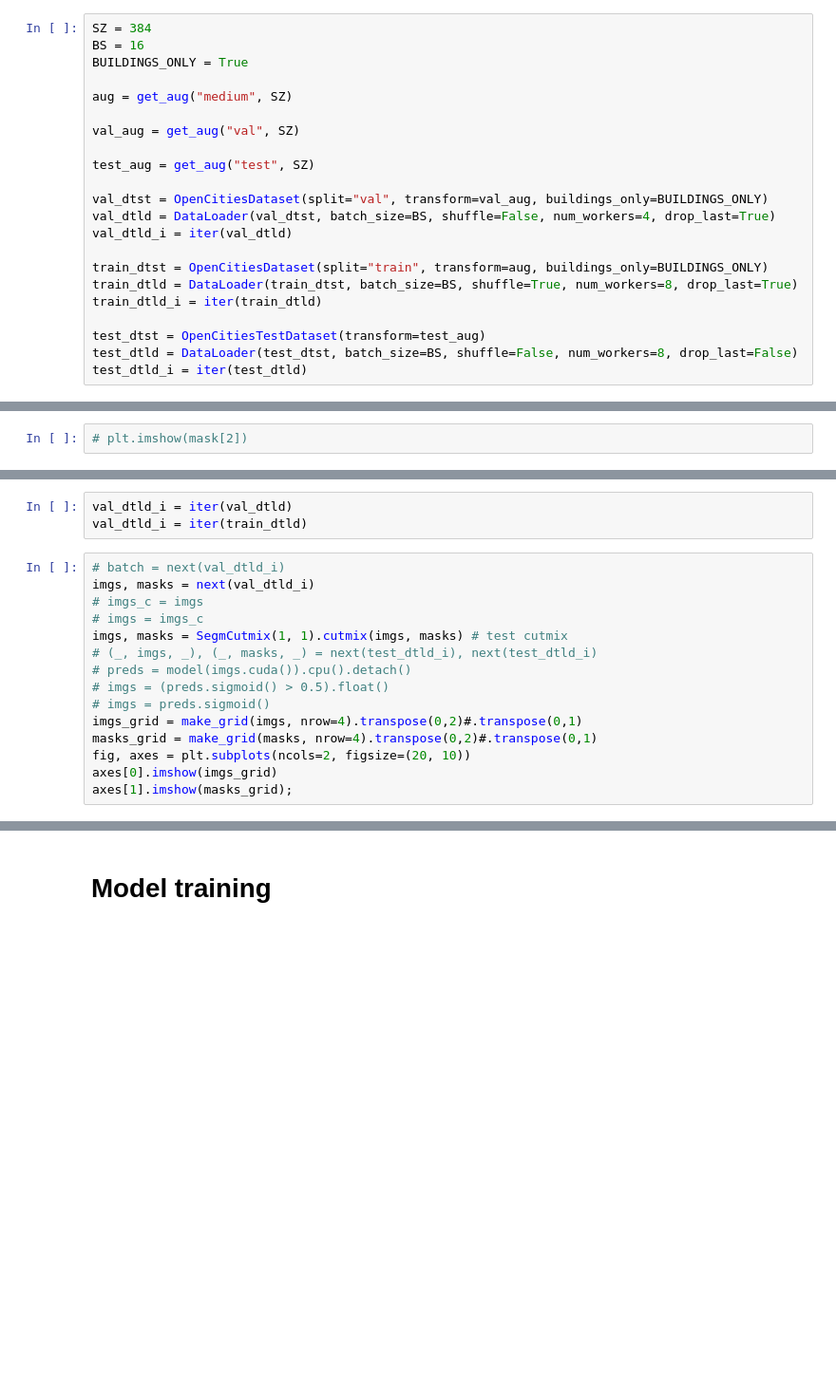
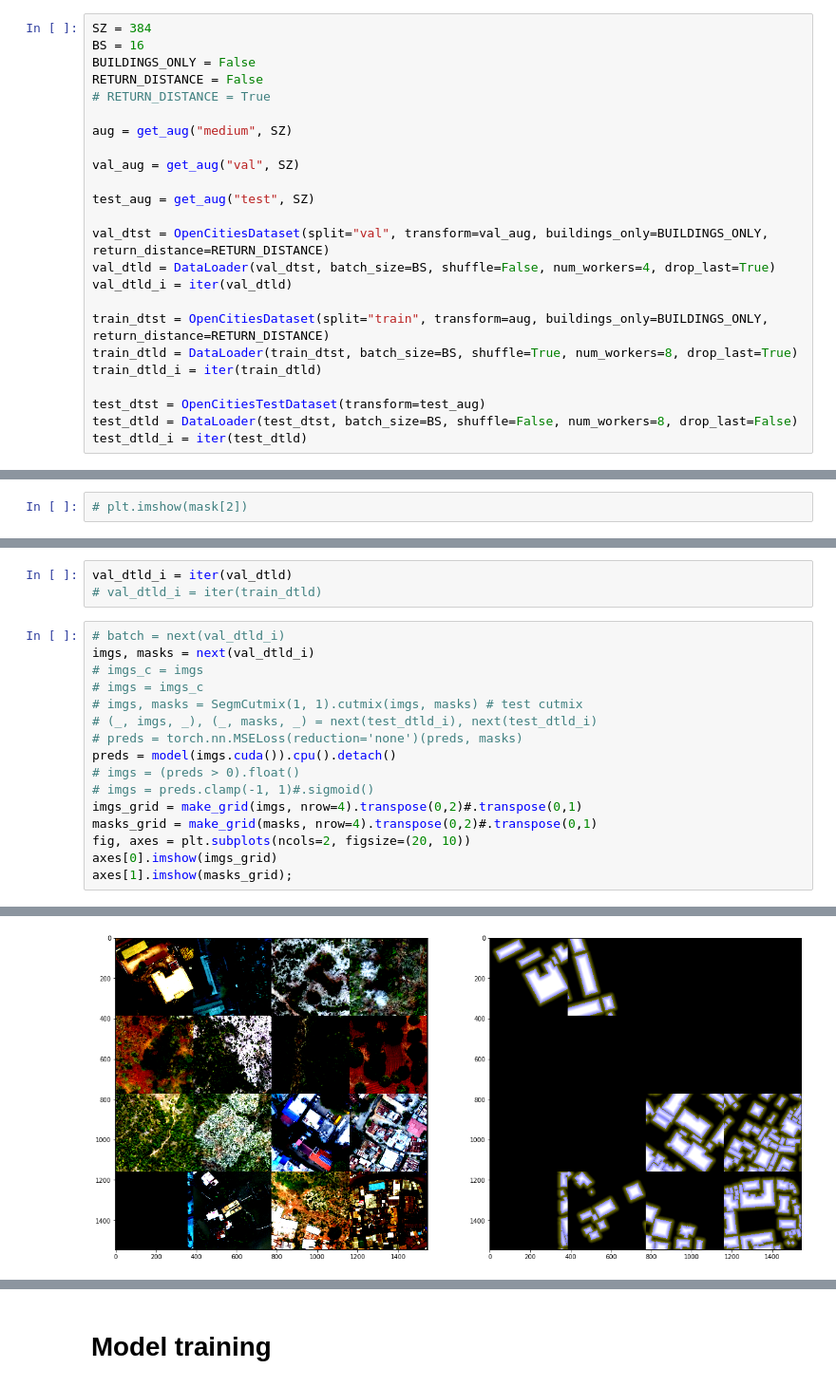
Before and after one commit to bonlime/opencities, a Jupyter notebook: 2. Model Training.ipynb, the cells around one changed output, grey strips where cells are left out. Shown at 95% size. Cells and saved outputs as stored; diff of their text form; blank space fills up the shorter version.

```diff
--- a/2. Model Training.ipynb
+++ b/2. Model Training.ipynb
@@ -34,7 +35,9 @@ from pytorch_tools.utils.misc import to_numpy
 # %%
 SZ = 384
 BS = 16
-BUILDINGS_ONLY = True
+BUILDINGS_ONLY = False
+RETURN_DISTANCE = False
+# RETURN_DISTANCE = True
 
 aug = get_aug("medium", SZ)
 
@@ -42,11 +45,11 @@ val_aug = get_aug("val", SZ)
 
 test_aug = get_aug("test", SZ)
 
-val_dtst = OpenCitiesDataset(split="val", transform=val_aug, buildings_only=BUILDINGS_ONLY)
+val_dtst = OpenCitiesDataset(split="val", transform=val_aug, buildings_only=BUILDINGS_ONLY, return_distance=RETURN_DISTANCE)
 val_dtld = DataLoader(val_dtst, batch_size=BS, shuffle=False, num_workers=4, drop_last=True)
 val_dtld_i = iter(val_dtld)
 
-train_dtst = OpenCitiesDataset(split="train", transform=aug, buildings_only=BUILDINGS_ONLY)
+train_dtst = OpenCitiesDataset(split="train", transform=aug, buildings_only=BUILDINGS_ONLY, return_distance=RETURN_DISTANCE)
 train_dtld = DataLoader(train_dtst, batch_size=BS, shuffle=True, num_workers=8, drop_last=True)
 train_dtld_i = iter(train_dtld)
 
@@ -92,18 +119,20 @@ test_dtst[0][0].shape, test_dtst[0][1].shape
 # %%
 val_dtld_i = iter(val_dtld)
-val_dtld_i = iter(train_dtld)
+# val_dtld_i = iter(train_dtld)
 # %%
 # batch = next(val_dtld_i)
 imgs, masks = next(val_dtld_i)
 # imgs_c = imgs
 # imgs = imgs_c
-imgs, masks = SegmCutmix(1, 1).cutmix(imgs, masks) # test cutmix
+# imgs, masks = SegmCutmix(1, 1).cutmix(imgs, masks) # test cutmix
 # (_, imgs, _), (_, masks, _) = next(test_dtld_i), next(test_dtld_i)
-# preds = model(imgs.cuda()).cpu().detach()
-# imgs = (preds.sigmoid() > 0.5).float()
-# imgs = preds.sigmoid()
+# preds = torch.nn.MSELoss(reduction='none')(preds, masks)
+preds = model(imgs.cuda()).cpu().detach()
+# imgs = (preds > 0).float()
+# imgs = preds.clamp(-1, 1)#.sigmoid()
 imgs_grid = make_grid(imgs, nrow=4).transpose(0,2)#.transpose(0,1)
 masks_grid = make_grid(masks, nrow=4).transpose(0,2)#.transpose(0,1)
 fig, axes = plt.subplots(ncols=2, figsize=(20, 10))
 axes[0].imshow(imgs_grid)
 axes[1].imshow(masks_grid);
+# %% [output]
@@ -109,0 +140 @@ axes[1].imshow(masks_grid);
+[figure, added]
```
Also changed, not shown: parts of 33 cells of this notebook, 9 other files.
